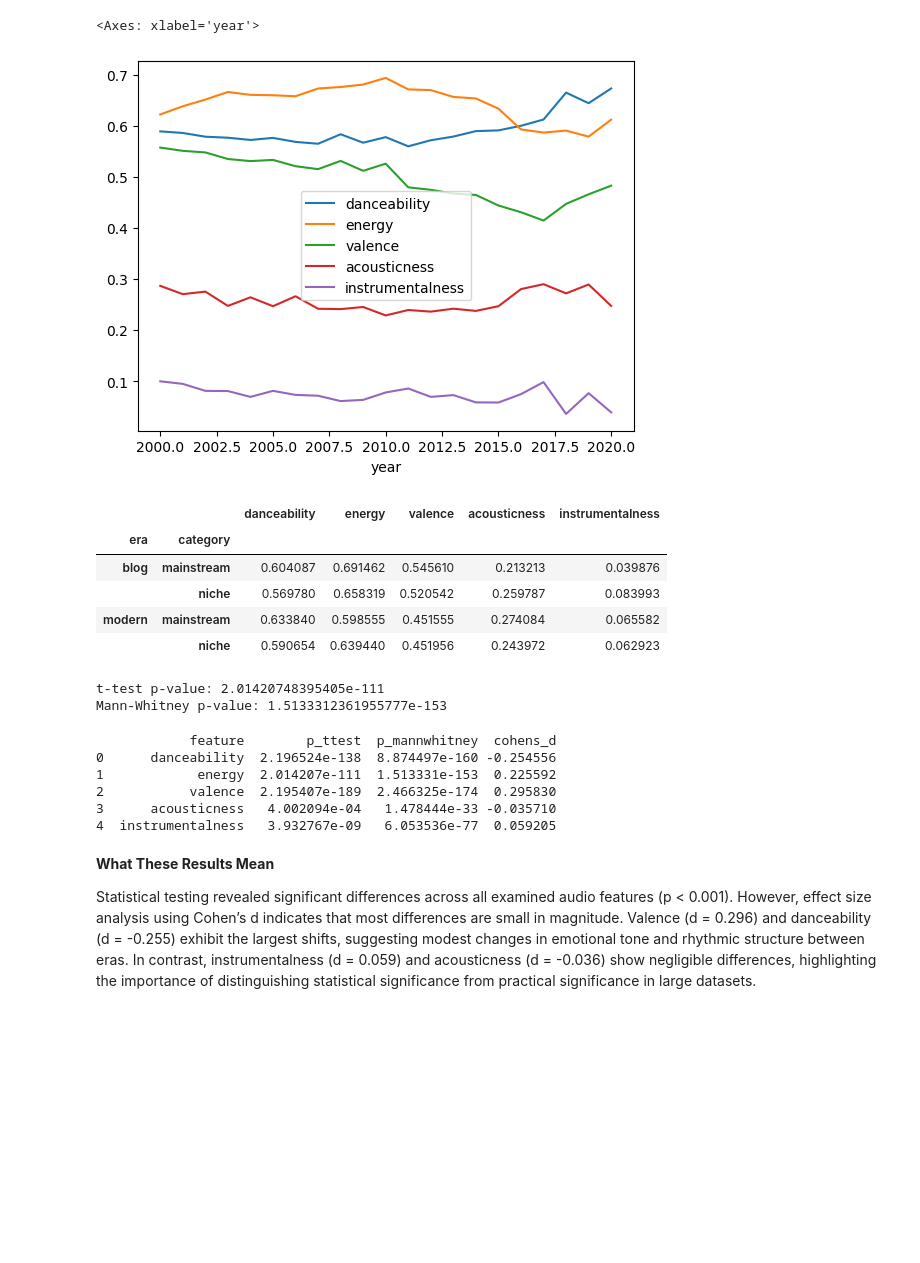
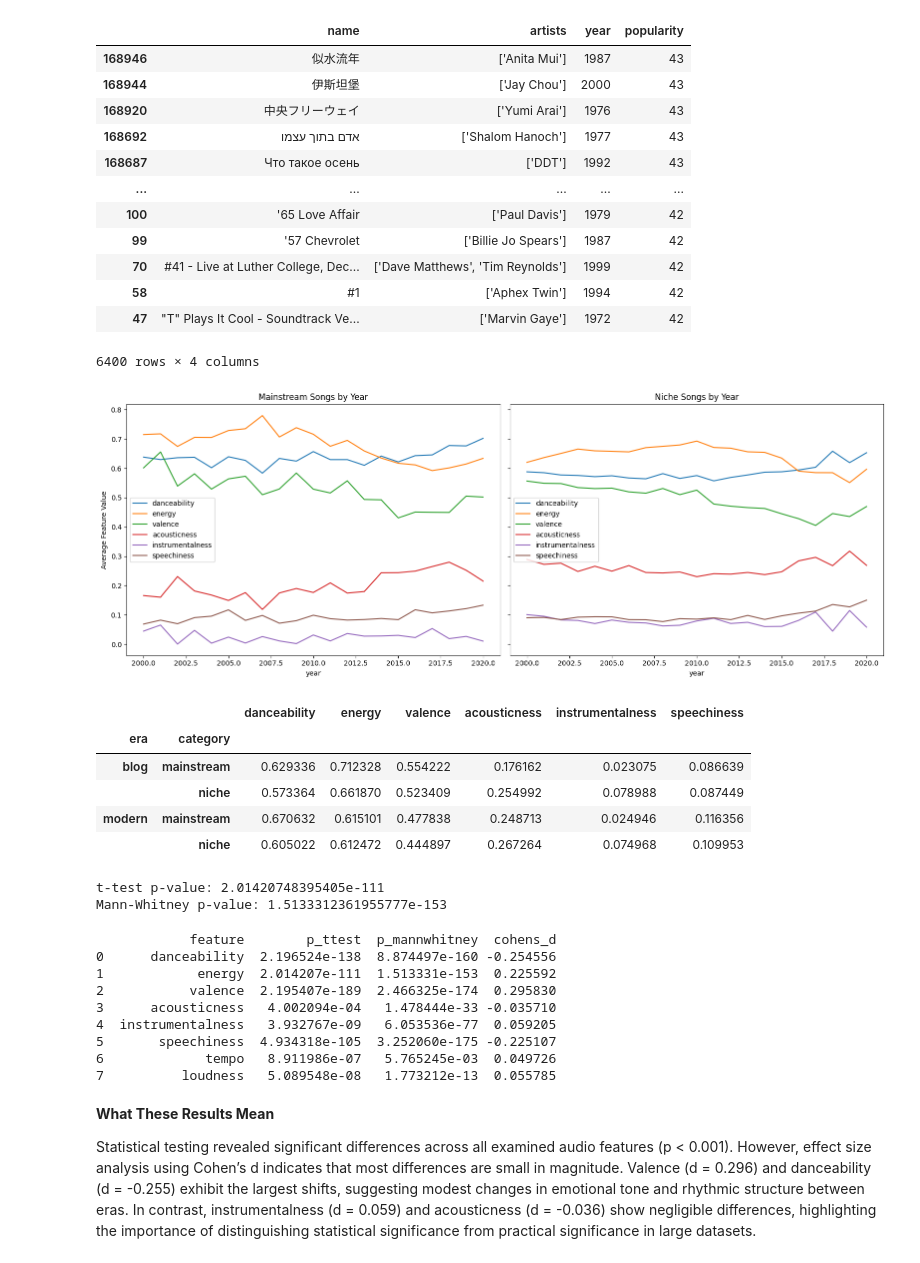
Before and after one commit to ofredrickson/music_trends, a Jupyter notebook: datascience_final.ipynb, the cells around one changed output. Drawn from its saved outputs; the diff is of its cells as text; code cells hidden in the pictures; blank space fills up the shorter version.

```diff
--- a/datascience_final.ipynb
+++ b/datascience_final.ipynb
@@ -12,6 +12,38 @@ df.head()
 | 2 | 2ZywW3VyVx6rrlrX75n3JB | "40" - Live | ['U2'] | 226200 | 8/20/83 | 1983 | 0.0998 | 0.272 | 0.684 | ... |
 | 3 | 6DdWA7D1o5TU2kXWyCLcch | "40" - Remastered 2008 | ['U2'] | 157667 | 2/28/83 | 1983 | 0.1850 | 0.371 | 0.545 | ... |
 | 4 | 3vMmwsAiLDCfyc1jl76lQE | "40" - Remastered 2008 | ['U2'] | 157667 | 2/28/83 | 1983 | 0.1850 | 0.371 | 0.545 | ... |
+# %%
+# #show songs with popularity 90 or higher
+# popular_songs = df[df['popularity'] >= 90]
+
+# #display selected columns
+# popular_songs[
+#     ['name', 'artists', 'year', 'popularity']
+# ].sort_values(by='popularity', ascending=False)
+
+#show songs with popularity between 60 and 80
+mid_popular_songs = df[
+    (df['popularity'] >= 42) & (df['popularity'] <= 43)
+]
+
+#display selected columns
+mid_popular_songs[
+    ['name', 'artists', 'year', 'popularity']
+].sort_values(by='popularity', ascending=False)
+# %% [output]
+|  | name | artists | year | popularity |
+| 168946 | 似水流年 | ['Anita Mui'] | 1987 | 43 |
+| 168944 | 伊斯坦堡 | ['Jay Chou'] | 2000 | 43 |
+| 168920 | 中央フリーウェイ | ['Yumi Arai'] | 1976 | 43 |
+| 168692 | אדם בתוך עצמו | ['Shalom Hanoch'] | 1977 | 43 |
+| 168687 | Что такое осень | ['DDT'] | 1992 | 43 |
+| ... | ... | ... | ... | ... |
+| 100 | '65 Love Affair | ['Paul Davis'] | 1979 | 42 |
+| 99 | '57 Chevrolet | ['Billie Jo Spears'] | 1987 | 42 |
+| 70 | #41 - Live at Luther College, Dec... | ['Dave Matthews', 'Tim Reynolds'] | 1999 | 42 |
+| 58 | #1 | ['Aphex Twin'] | 1994 | 42 |
+| 47 | "T" Plays It Cool - Soundtrack Ve... | ['Marvin Gaye'] | 1972 | 42 |
+6400 rows × 4 columns
 # %%
 #categorize time periods (blog era vs modern social media era)
 
@@ -25,27 +57,42 @@ df['era'] = df['year'].apply(lambda x: 'blog' if x <= 2012 else 'modern')
 #define mainstream vs niche/alternative genres
 
 df['category'] = df['popularity'].apply(
-    lambda x: 'mainstream' if x >= 60 else 'niche'
+    lambda x: 'mainstream' if x >= 70 else 'niche'
 )
 # %%
 #compare audio features over time (2000-2020)
-features = ['danceability', 'energy', 'valence', 'acousticness', 'instrumentalness']
+features = ['danceability', 'energy', 'valence', 'acousticness', 'instrumentalness', 'speechiness']
 
-df.groupby('year')[features].mean().plot()
+# df.groupby('year')[features].mean().plot()
+
+fig, axes = plt.subplots(1, 2, figsize=(16, 6), sharey=True)
+
+for ax, cat in zip(axes, ['mainstream', 'niche']):
+    (
+        df[df['category'] == cat]
+        .groupby('year')[features]
+        .mean()
+        .plot(ax=ax)
+    )
+
+    ax.set_title(f'{cat.title()} Songs by Year')
+    ax.set_ylabel('Average Feature Value')
+
+plt.tight_layout()
+plt.show()
 # %% [output]
-<Axes: xlabel='year'>
-[figure, old version]
+[figure, new version]
 # %%
 #compare features of eras and popularity
 df.groupby('era')[features].mean()
 df.groupby(['era', 'category'])[features].mean()
 # %% [output]
-|  |  | danceability | energy | valence | acousticness | instrumentalness |
-| era | category |  |  |  |  |  |
-| blog | mainstream | 0.604087 | 0.691462 | 0.545610 | 0.213213 | 0.039876 |
-|  | niche | 0.569780 | 0.658319 | 0.520542 | 0.259787 | 0.083993 |
-| modern | mainstream | 0.633840 | 0.598555 | 0.451555 | 0.274084 | 0.065582 |
-|  | niche | 0.590654 | 0.639440 | 0.451956 | 0.243972 | 0.062923 |
+|  |  | danceability | energy | valence | acousticness | instrumentalness | speechiness |
+| era | category |  |  |  |  |  |  |
+| blog | mainstream | 0.629336 | 0.712328 | 0.554222 | 0.176162 | 0.023075 | 0.086639 |
+|  | niche | 0.573364 | 0.661870 | 0.523409 | 0.254992 | 0.078988 | 0.087449 |
+| modern | mainstream | 0.670632 | 0.615101 | 0.477838 | 0.248713 | 0.024946 | 0.116356 |
+|  | niche | 0.605022 | 0.612472 | 0.444897 | 0.267264 | 0.074968 | 0.109953 |
 # %%
 #statistical difference testing
 
@@ -70,8 +117,7 @@ Mann-Whitney p-value: 1.5133312361955777e-153
 import numpy as np
 import pandas as pd
 
-# features = ['energy', 'valence', 'instrumentalness', 'danceability', 'acousticness']
-features = ['danceability', 'energy', 'valence', 'acousticness', 'instrumentalness']
+features = ['danceability', 'energy', 'valence', 'acousticness', 'instrumentalness', 'speechiness', 'tempo', 'loudness']
 
 results = []
 
@@ -108,6 +154,9 @@ print(results_df)
 2           valence  2.195407e-189  2.466325e-174  0.295830
 3      acousticness   4.002094e-04   1.478444e-33 -0.035710
 4  instrumentalness   3.932767e-09   6.053536e-77  0.059205
+5       speechiness  4.934318e-105  3.252060e-175 -0.225107
+6             tempo   8.911986e-07   5.765245e-03  0.049726
+7          loudness   5.089548e-08   1.773212e-13  0.055785
 # %% [markdown]
 **What These Results Mean**
 
```
Also changed, not shown: parts of 7 cells of this notebook.
